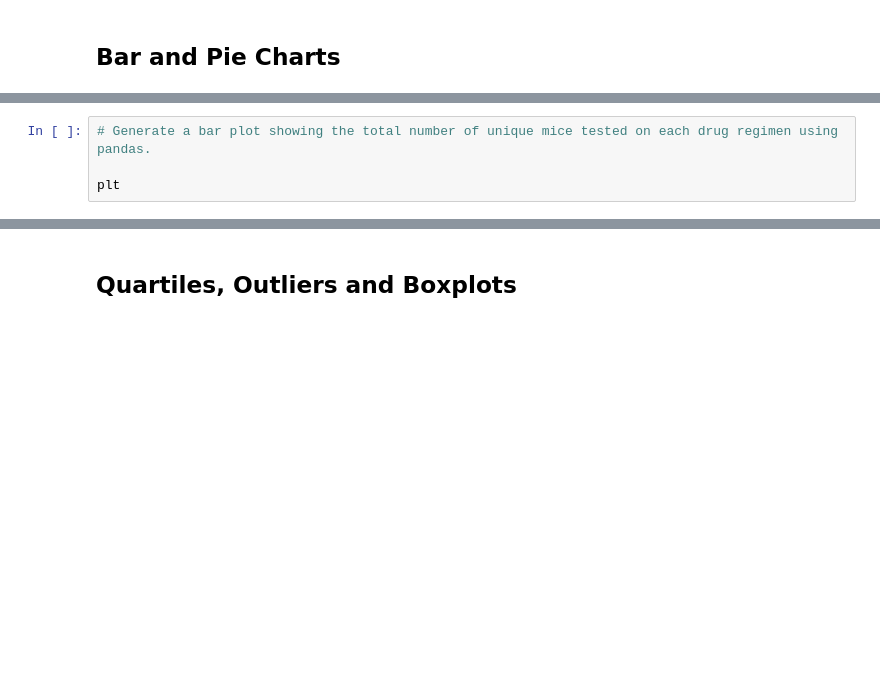
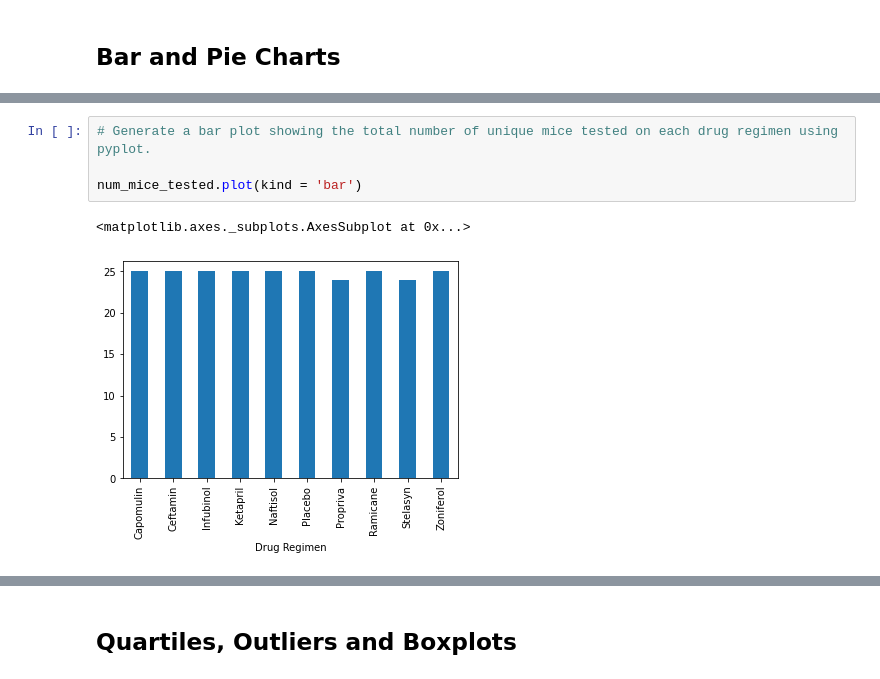
Before and after one commit to schoo424/Matplotlib_Challenge, a Jupyter notebook: pymaceuticals_starter.ipynb, the cells around one changed output, grey strips where cells are left out. Cells and saved outputs as stored; diff of their text form; blank space fills up the shorter version.

```diff
--- a/pymaceuticals_starter.ipynb
+++ b/pymaceuticals_starter.ipynb
@@ -120,4 +142,7 @@ tumor_volume_summary
 # %%
-# Generate a bar plot showing the total number of unique mice tested on each drug regimen using pandas.
+# Generate a bar plot showing the total number of unique mice tested on each drug regimen using pyplot.
 
-plt
+num_mice_tested.plot(kind = 'bar')
+# %% [output]
+<matplotlib.axes._subplots.AxesSubplot at 0x...>
+[figure, added]
```
Also changed, not shown: parts of 7 cells of this notebook.
